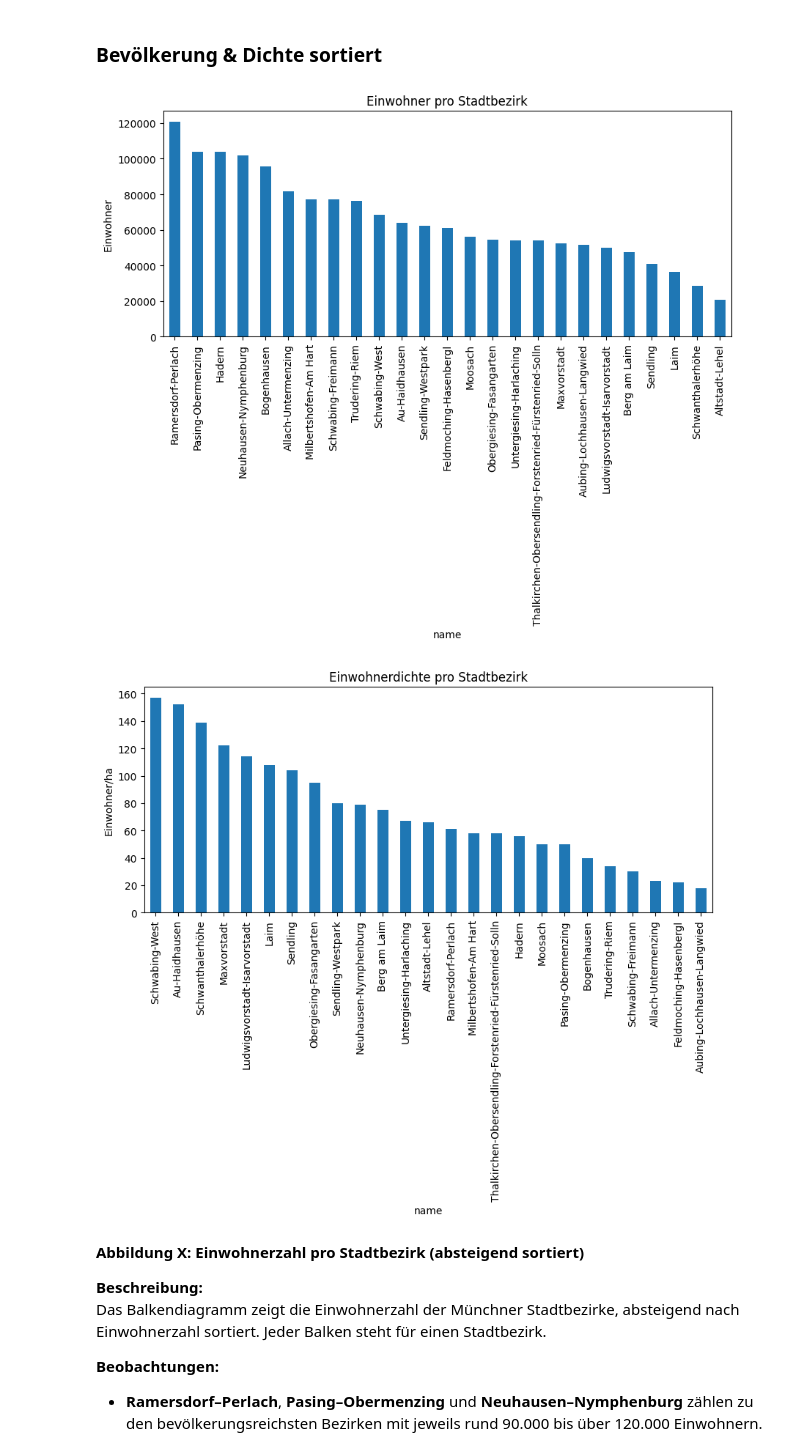
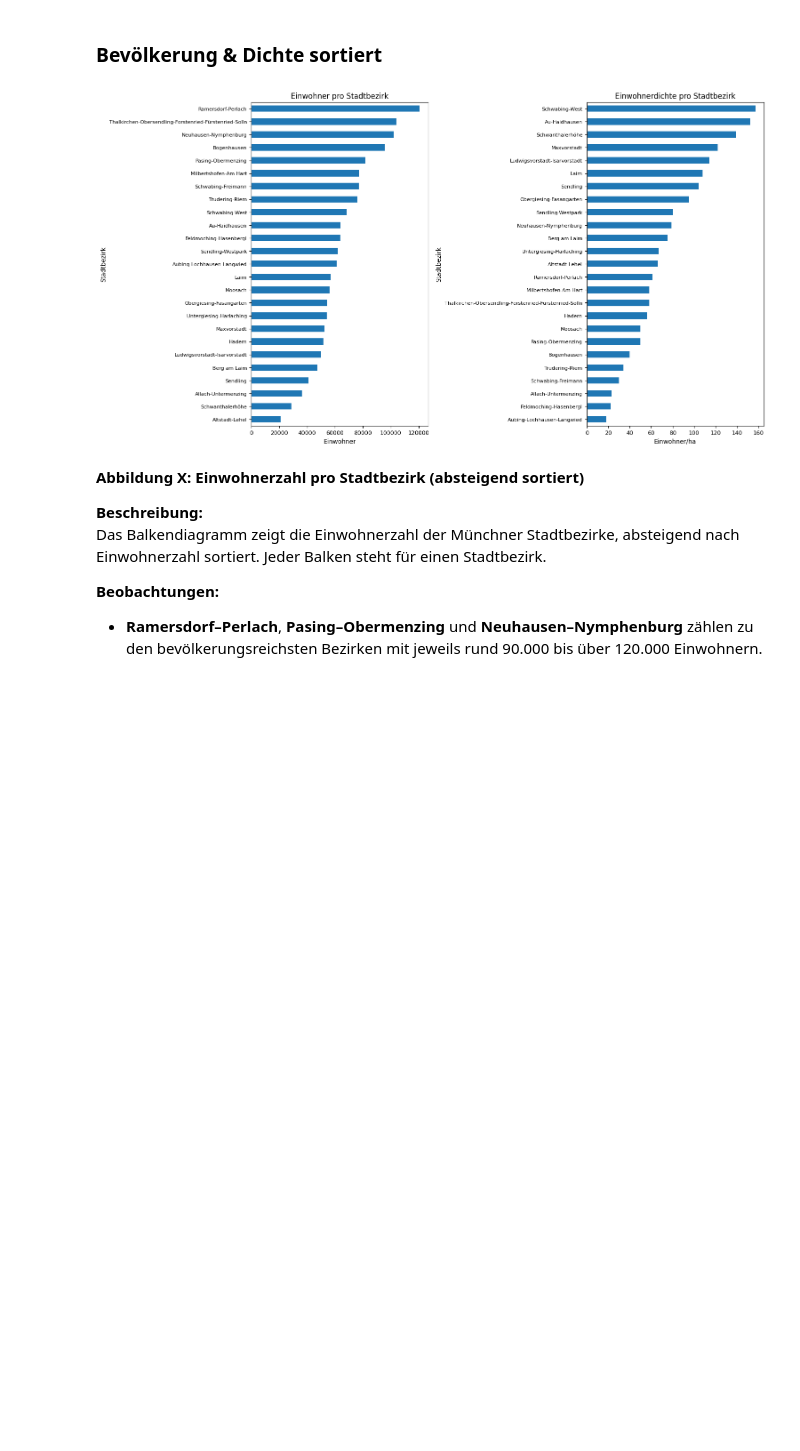
Before and after one commit to Lucas103003/active-city-project, a Jupyter notebook: notebooks/01_muc_bezirke_und_bevoelkerung.ipynb, the cells around one changed output. Saved outputs shown, nothing was run; the diff lists cells and outputs as text; code cells hidden in the pictures; blank space fills up the shorter version.

```diff
--- a/notebooks/01_muc_bezirke_und_bevoelkerung.ipynb
+++ b/notebooks/01_muc_bezirke_und_bevoelkerung.ipynb
@@ -347,5 +233,0 @@ np.int64(1640688)
-# %%
-gdf_clean["dichte_neu"] = gdf_clean["einwohner"] / gdf_clean["flaeche_ha"]
-
-# Vergleich alt vs. neu
-gdf_clean[["bez_nr", "name","einwohner","einwohnerdichte", "dichte_neu"]].head(30)
@@ -370,6 +233,0 @@ gdf_clean[["bez_nr", "name","einwohner","einwohnerdichte", "dichte_neu"]].head(3
-# %%
-# Hilfsspalte wieder entfernen
-if "dichte_neu" in gdf_clean.columns:
-    gdf_clean = gdf_clean.drop(columns=["dichte_neu"])
-
-gdf_clean.head()
@@ -522,34 +356,35 @@ Diese Choroplethenkarte stellt die Einwohnerdichte (Einwohner pro Hektar) in den
 # %% [markdown]
 ### Bevölkerung & Dichte sortiert
 # %%
-# Bevölkerung sortiert
-df_bar = (
+fig, axes = plt.subplots(1, 2, figsize=(15, 8), constrained_layout=True)
+
+# Bevölkerung sortiert (horizontal für bessere Lesbarkeit)
+df_bar_einw = (
     gdf_clean[["name", "einwohner"]]
-    .sort_values("einwohner", ascending=False)
+    .sort_values("einwohner", ascending=True)
 )
+df_bar_einw.plot(kind="barh", x="name", y="einwohner", legend=False, ax=axes[0])
+axes[0].set_xlabel("Einwohner")
+axes[0].set_ylabel("Stadtbezirk")
+axes[0].set_title("Einwohner pro Stadtbezirk")
+axes[0].tick_params(axis="y", labelsize=8)
+axes[0].tick_params(axis="x", labelsize=9)
 
-df_bar.plot(kind="bar", x="name", y="einwohner", figsize=(10, 4), legend=False)
-plt.xticks(rotation=90)
-plt.ylabel("Einwohner")
-plt.title("Einwohner pro Stadtbezirk")
-plt.tight_layout()
+# Einwohnerdichte sortiert (horizontal für bessere Lesbarkeit)
+df_bar_dichte = (
+    gdf_clean[["name", "einwohnerdichte"]]
+    .sort_values("einwohnerdichte", ascending=True)
+)
+df_bar_dichte.plot(kind="barh", x="name", y="einwohnerdichte", legend=False, ax=axes[1])
+axes[1].set_xlabel("Einwohner/ha")
+axes[1].set_ylabel("Stadtbezirk")
+axes[1].set_title("Einwohnerdichte pro Stadtbezirk")
+axes[1].tick_params(axis="y", labelsize=8)
+axes[1].tick_params(axis="x", labelsize=9)
+
 plt.show()
-
-# Einwohnerdichte sortiert
-df_bar = (
-    gdf_clean[["name", "einwohnerdichte"]]
-    .sort_values("einwohnerdichte", ascending=False)
-)
-
-df_bar.plot(kind="bar", x="name", y="einwohnerdichte", figsize=(10, 4), legend=False)
-plt.xticks(rotation=90)
-plt.ylabel("Einwohner/ha")
-plt.title("Einwohnerdichte pro Stadtbezirk")
-plt.tight_layout()
-plt.show()
 # %% [output]
-[figure, old version]
+[figure, new version]
-[figure, removed]
 # %% [markdown]
 **Abbildung X: Einwohnerzahl pro Stadtbezirk (absteigend sortiert)**
 
```
Also changed, not shown: parts of 48 cells of this notebook.
